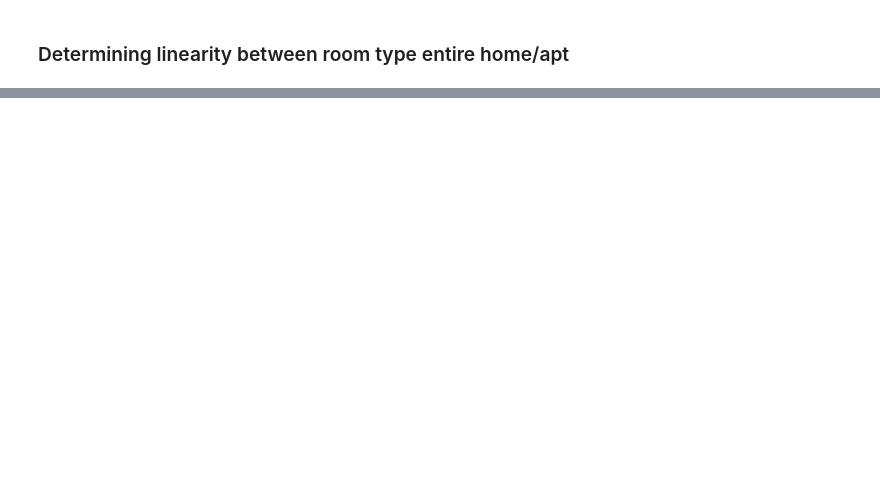
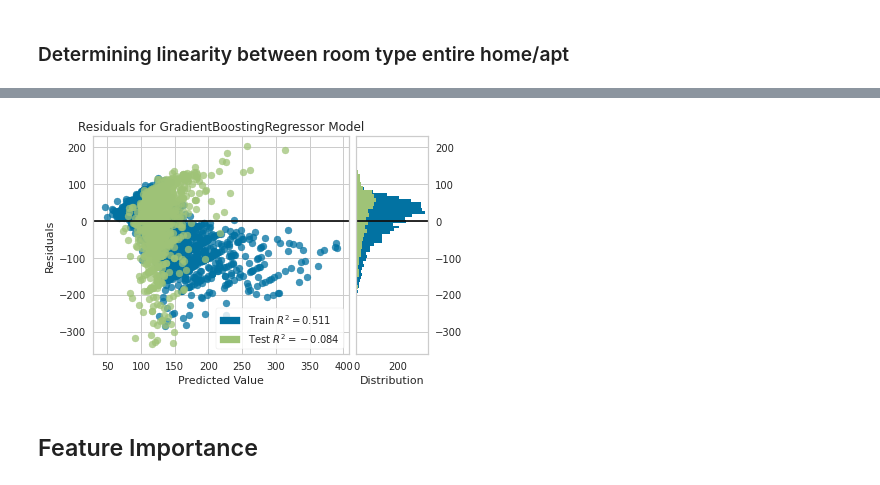
Before and after one commit to dcollaguazo/Airbnb-Price-Prediction, a Jupyter notebook: 2_Model_Building/5_text_analysis_name_description.ipynb, the cells around one changed output, grey strips where cells are left out. Drawn from its saved outputs; the diff is of its cells as text; code cells hidden in the pictures; blank space fills up the shorter version.

```diff
--- a/2_Model_Building/5_text_analysis_name_description.ipynb
+++ b/2_Model_Building/5_text_analysis_name_description.ipynb
@@ -864,0 +869,13 @@ df_col.plot(kind='scatter', x='room type', y='price', figsize=(10,5), grid=True)
+# %%
+#hyper parameters
+regressor = GradientBoostingRegressor()
+
+n_estimators = [100,150,200]
+max_depth = [2,3,4,5,6,7]
+tuned_params = [{'max_depth': max_depth, 'n_estimators': n_estimators}]
+n_folds = 10
+
+grid = GridSearchCV(regressor, tuned_params, cv=10)
+
+grid.fit(X_train, y_train)
+print(grid.best_estimator_)
@@ -864,0 +884,9 @@ df_col.plot(kind='scatter', x='room type', y='price', figsize=(10,5), grid=True)
+# %%
+#using CV, use best parameter from the grid
+regressor = GradientBoostingRegressor(max_depth=6)
+regressor = regressor.fit(X_train, y_train)
+
+#cross validation
+scores = cross_val_score(estimator=regressor, X=X_train, y=y_train, cv=10, scoring="neg_mean_squared_error")
+rmse_scores = np.sqrt(-scores)
+print(rmse_scores)
@@ -864,0 +910,7 @@ df_col.plot(kind='scatter', x='room type', y='price', figsize=(10,5), grid=True)
+# %%
+#Instantiate the linear model and visualizer
+visualizer = PredictionError(regressor, size=(1080, 720))
+
+visualizer.fit(X_train, y_train)  # Fit the training data to the visualizer
+visualizer.score(X_test, y_test)  # Evaluate the model on the test data
+visualizer.show()                 # Draw the data
@@ -864,0 +920,11 @@ df_col.plot(kind='scatter', x='room type', y='price', figsize=(10,5), grid=True)
+# %%
+#chart
+oz = ResidualsPlot(regressor)
+
+oz.fit(X_train, y_train)
+oz.score(X_test, y_test)
+_ = oz.show()
+# %% [output]
+[figure, added]
+# %% [markdown]
+## Feature Importance
```
Also changed, not shown: parts of 42 cells of this notebook.
